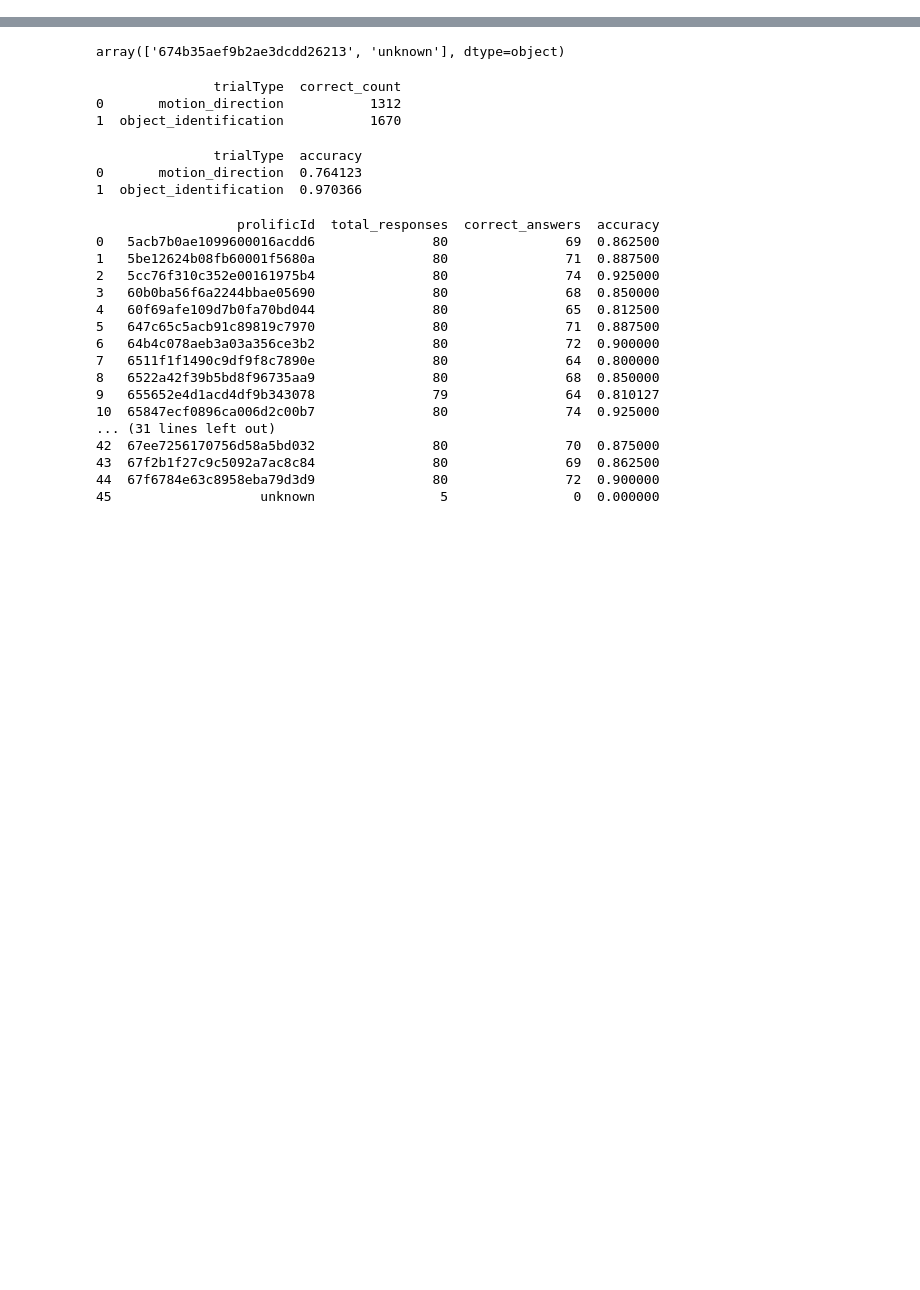
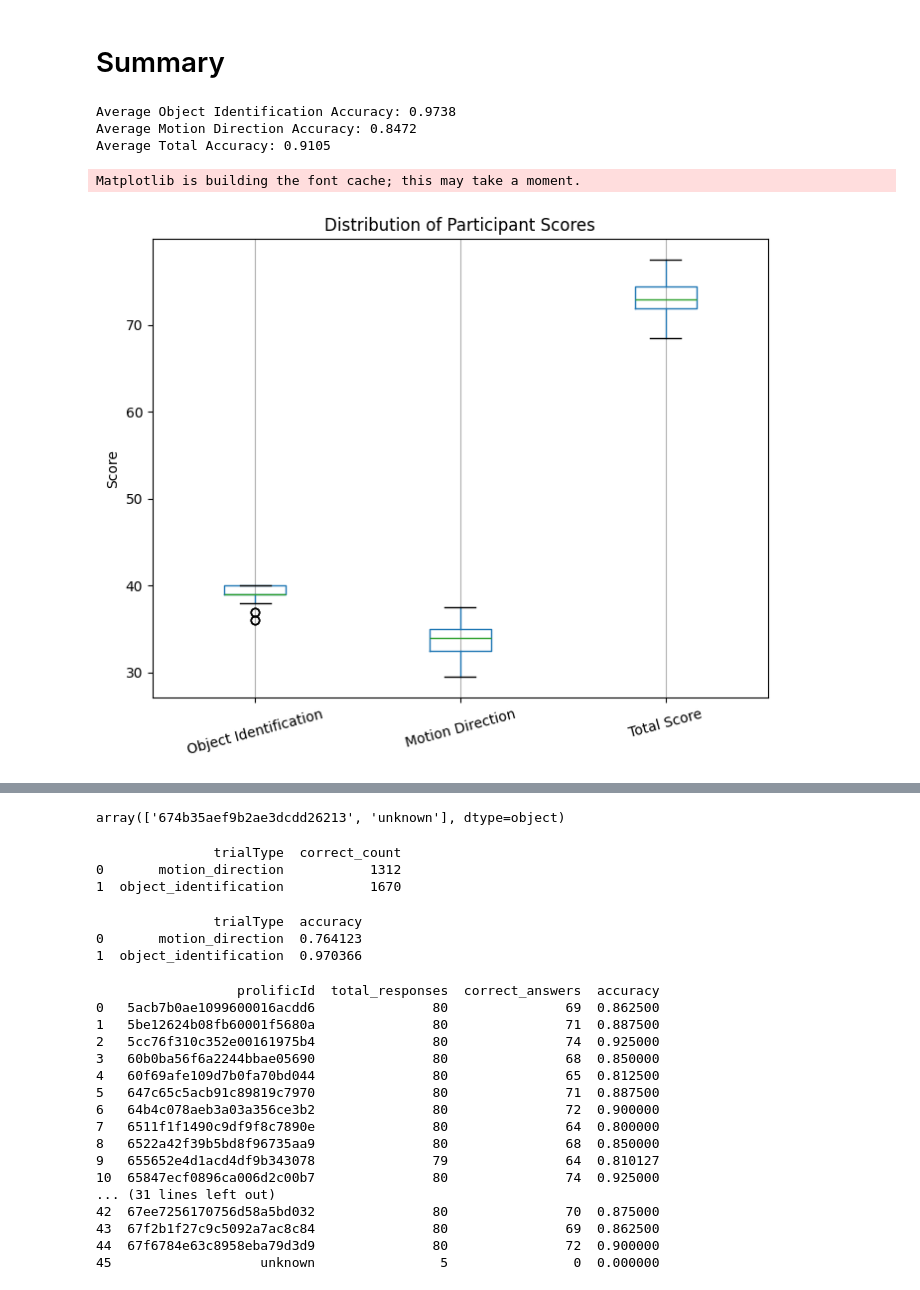
Before and after one commit to skrigel/motion_blur_experiment, a Jupyter notebook: user_analysis.ipynb, the cells around one changed output, grey strips where cells are left out. Drawn from its saved outputs; the diff is of its cells as text; code cells hidden in the pictures; blank space fills up the shorter version.

Commit message:
adding scripts to analyze user data

```diff
--- a/user_analysis.ipynb
+++ b/user_analysis.ipynb
@@ -31,0 +106,2 @@ data = load_data()
+# %%
+object_data['object_score'] = (object_data['selection'] == object_data['trueLabel']).astype(float)
@@ -31,0 +110,14 @@ data = load_data()
+# %%
+# Define axis function
+def same_axis(pred, true):
+    vertical = {'up', 'down'}
+    horizontal = {'left', 'right'}
+    return (pred in vertical and true in vertical) or (pred in horizontal and true in horizontal)
+# %%
+# Apply scoring
+motion_data['motion_score'] = motion_data.apply(
+    lambda row: 1.0 if row['selection'] == row['trueLabel'] else
+                0.5 if same_axis(row['selection'], row['trueLabel']) else
+                0.0,
+    axis=1
+)
@@ -31,0 +126,10 @@ data = load_data()
+# %%
+# Sum scores by participant
+object_scores = object_data.groupby('prolificId')['object_score'].sum().reset_index()
+motion_scores = motion_data.groupby('prolificId')['motion_score'].sum().reset_index()
+
+# Merge the two
+participant_scores = pd.merge(object_scores, motion_scores, on='prolificId')
+
+# Optionally, compute a total score
+participant_scores['total_score'] = participant_scores['object_score'] + participant_scores['motion_score']
@@ -31,0 +156,38 @@ data = load_data()
+# %% [markdown]
+# Summary
+# %%
+# Summary statistics
+average_object_score = participant_scores['object_score'].mean()/40
+average_motion_score = participant_scores['motion_score'].mean()/40
+average_total_score = participant_scores['total_score'].mean()/80
+
+# Print out the results
+print(f"Average Object Identification Accuracy: {average_object_score:.4f}")
+print(f"Average Motion Direction Accuracy: {average_motion_score:.4f}")
+print(f"Average Total Accuracy: {average_total_score:.4f}")
+# %% [output]
+Average Object Identification Accuracy: 0.9738
+Average Motion Direction Accuracy: 0.8472
+Average Total Accuracy: 0.9105
+# %%
+import matplotlib.pyplot as plt
+
+# Prepare data in long format
+boxplot_data = participant_scores[['object_score', 'motion_score', 'total_score']]
+boxplot_data = boxplot_data.rename(columns={
+    'object_score': 'Object Identification',
+    'motion_score': 'Motion Direction',
+    'total_score': 'Total Score'
+})
+
+# Plot
+plt.figure(figsize=(8,6))
+boxplot_data.boxplot()
+plt.title('Distribution of Participant Scores')
+plt.ylabel('Score')
+plt.xticks(rotation=15)
+plt.grid(axis='y')
+plt.show()
+# %% [output]
+Matplotlib is building the font cache; this may take a moment.
+[figure, added]
```
Also changed, not shown: parts of 14 cells of this notebook, 58 other files.
